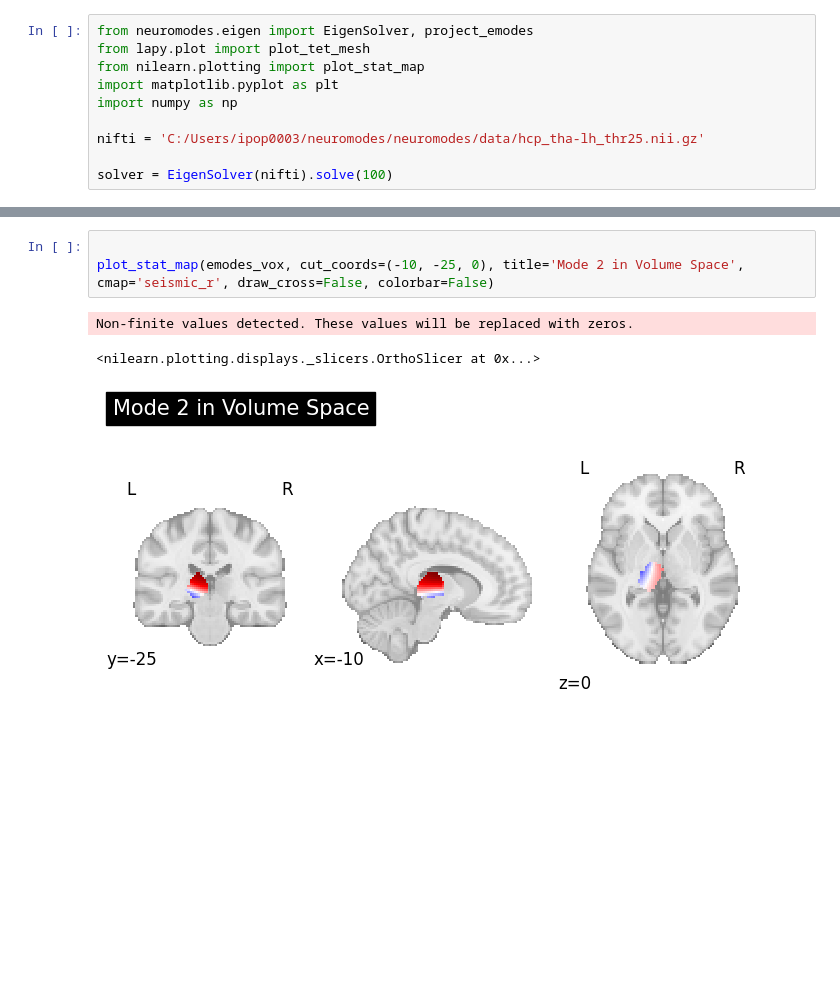
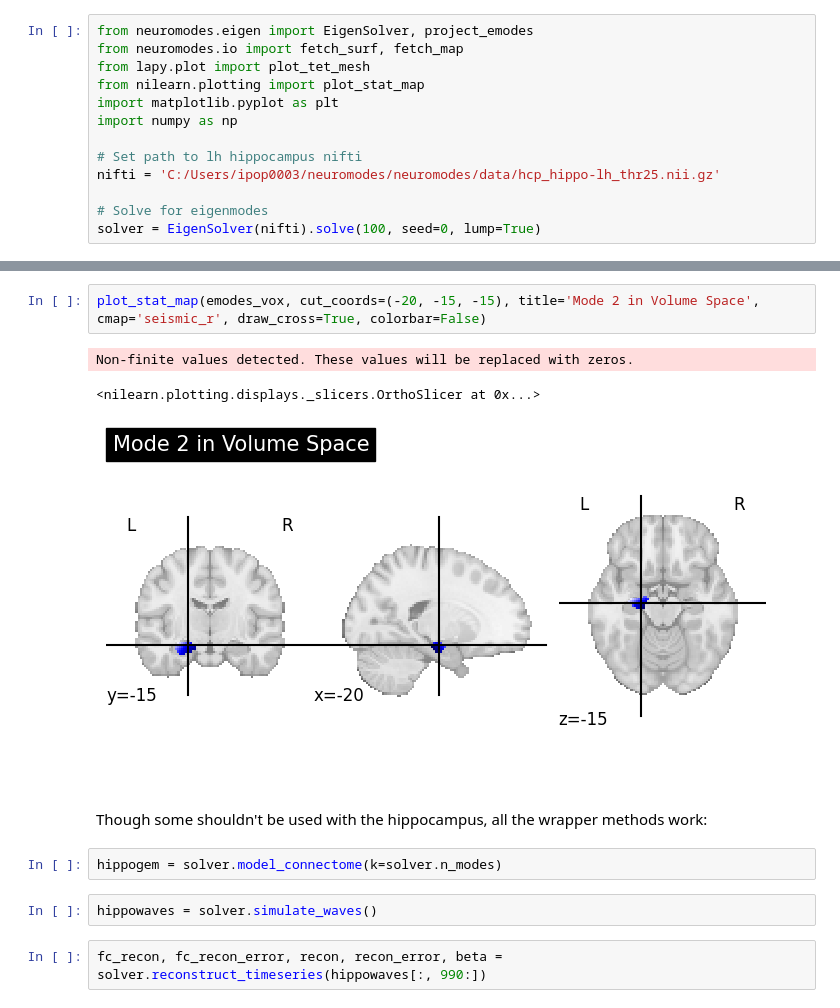
Before and after one commit to magnesium2400/neuromodes, a Jupyter notebook: pilot_vol_eigensolver.ipynb, the cells around one changed output, grey strips where cells are left out. Drawn from its saved outputs; the diff is of its cells as text; blank space fills up the shorter version.

Commit message:
Move volume handling from solve() to compute_lbo() + try hippocampus in notebook

```diff
--- a/pilot_vol_eigensolver.ipynb
+++ b/pilot_vol_eigensolver.ipynb
@@ -1,12 +1,15 @@
 # %%
 from neuromodes.eigen import EigenSolver, project_emodes
+from neuromodes.io import fetch_surf, fetch_map
 from lapy.plot import plot_tet_mesh
 from nilearn.plotting import plot_stat_map
 import matplotlib.pyplot as plt
 import numpy as np
 
-nifti = 'C:/Users/ipop0003/neuromodes/neuromodes/data/hcp_tha-lh_thr25.nii.gz'
+# Set path to lh hippocampus nifti
+nifti = 'C:/Users/ipop0003/neuromodes/neuromodes/data/hcp_hippo-lh_thr25.nii.gz'
 
-solver = EigenSolver(nifti).solve(100)
+# Solve for eigenmodes
+solver = EigenSolver(nifti).solve(100, seed=0, lump=True)
 # %% [output]
 TetMesh with regular Laplace
@@ -38,7 +46,14 @@ Number of Infs: 0
 # %%
-
-plot_stat_map(emodes_vox, cut_coords=(-10, -25, 0), title='Mode 2 in Volume Space', cmap='seismic_r', draw_cross=False, colorbar=False)
+plot_stat_map(emodes_vox, cut_coords=(-20, -15, -15), title='Mode 2 in Volume Space', cmap='seismic_r', draw_cross=True, colorbar=False)
 # %% [output]
 Non-finite values detected. These values will be replaced with zeros.
 <nilearn.plotting.displays._slicers.OrthoSlicer at 0x...>
-[figure, old version]
+[figure, new version]
+# %% [markdown]
+Though some shouldn't be used with the hippocampus, all the wrapper methods work:
+# %%
+hippogem = solver.model_connectome(k=solver.n_modes)
+# %%
+hippowaves = solver.simulate_waves()
+# %%
+fc_recon, fc_recon_error, recon, recon_error, beta = solver.reconstruct_timeseries(hippowaves[:, 990:])
```
Also changed, not shown: parts of 6 cells of this notebook, 2 other files.
